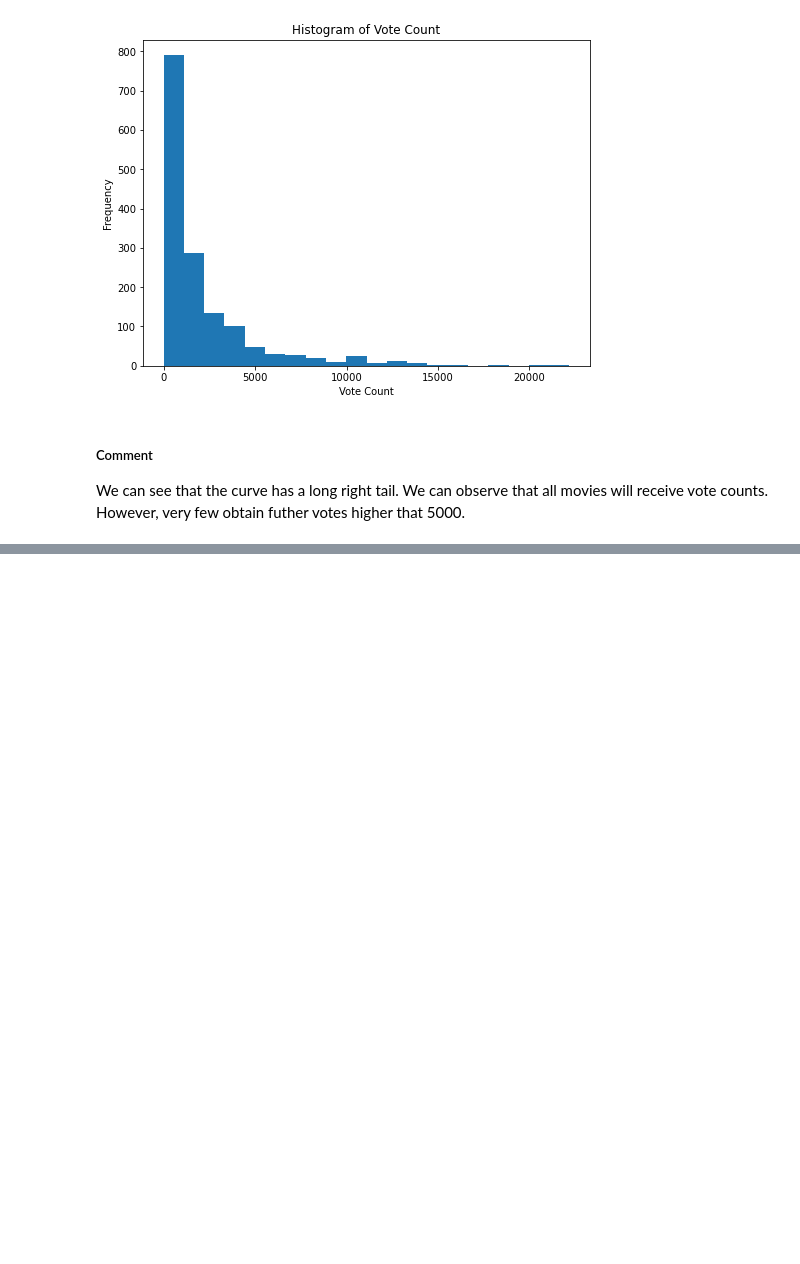
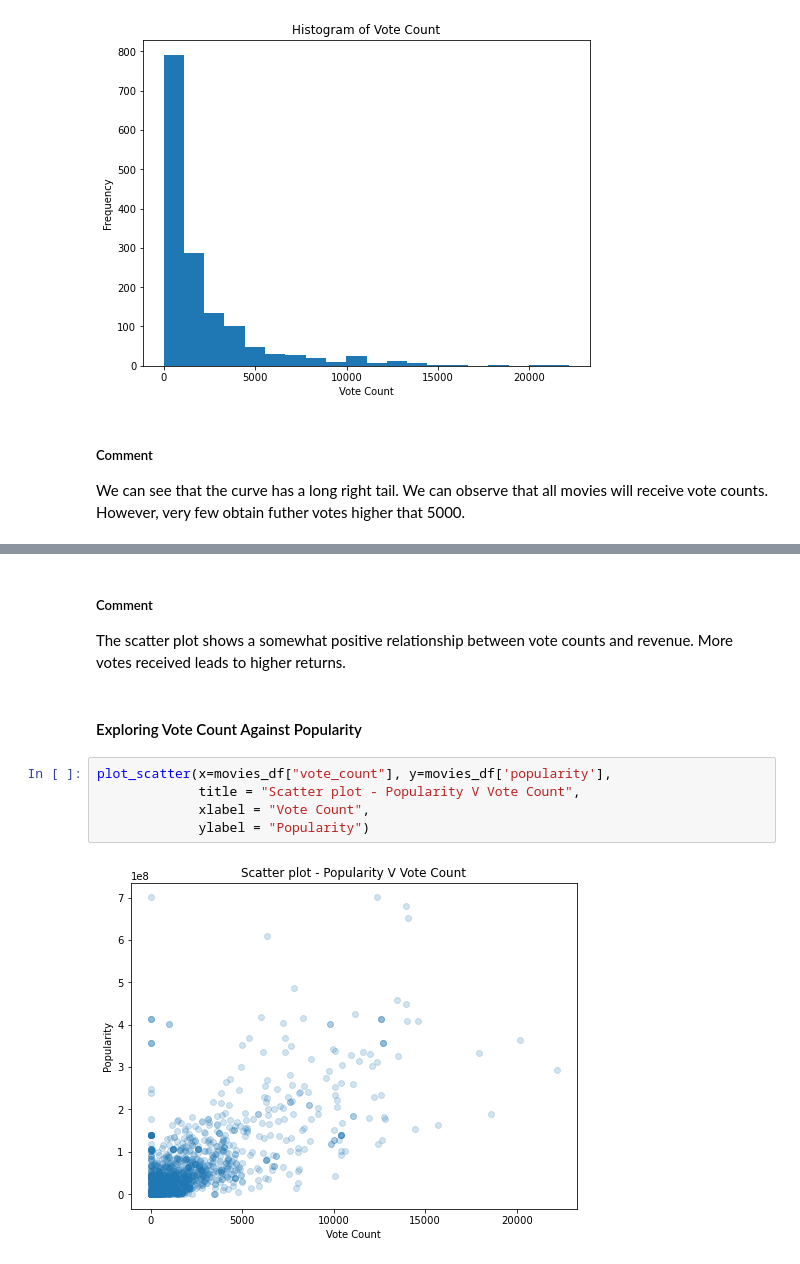
Before and after one commit to ggeorgekkariuki/Microsoft-Movie-Analysis, a Jupyter notebook: student.ipynb, the cells around one changed output, grey strips where cells are left out. Drawn from its saved outputs; the diff is of its cells as text; blank space fills up the shorter version.

```diff
--- a/student.ipynb
+++ b/student.ipynb
@@ -585,0 +617,12 @@ We can see that the curve has a long right tail. We can observe that all movies
+# %% [markdown]
+##### Comment
+The scatter plot shows a somewhat positive relationship between vote counts and revenue. More votes received leads to higher returns.
+# %% [markdown]
+#### Exploring Vote Count Against Popularity
+# %%
+plot_scatter(x=movies_df["vote_count"], y=movies_df['popularity'],
+             title = "Scatter plot - Popularity V Vote Count",
+             xlabel = "Vote Count",
+             ylabel = "Popularity")
+# %% [output]
+[figure, added]
```
Also changed, not shown: parts of 20 cells of this notebook.
